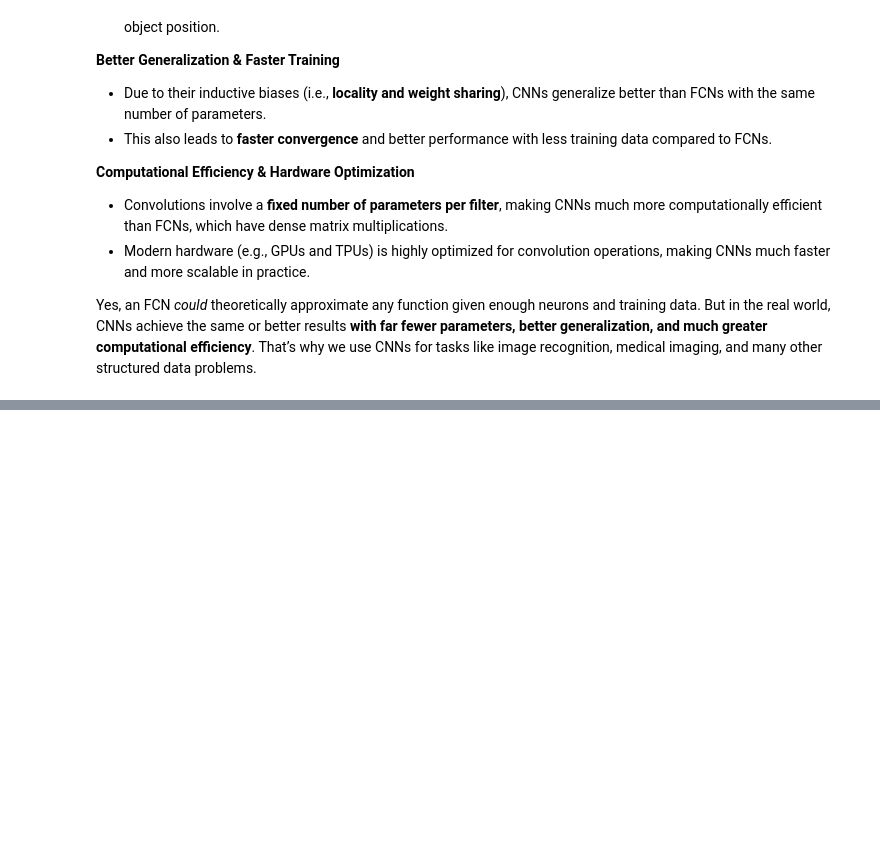
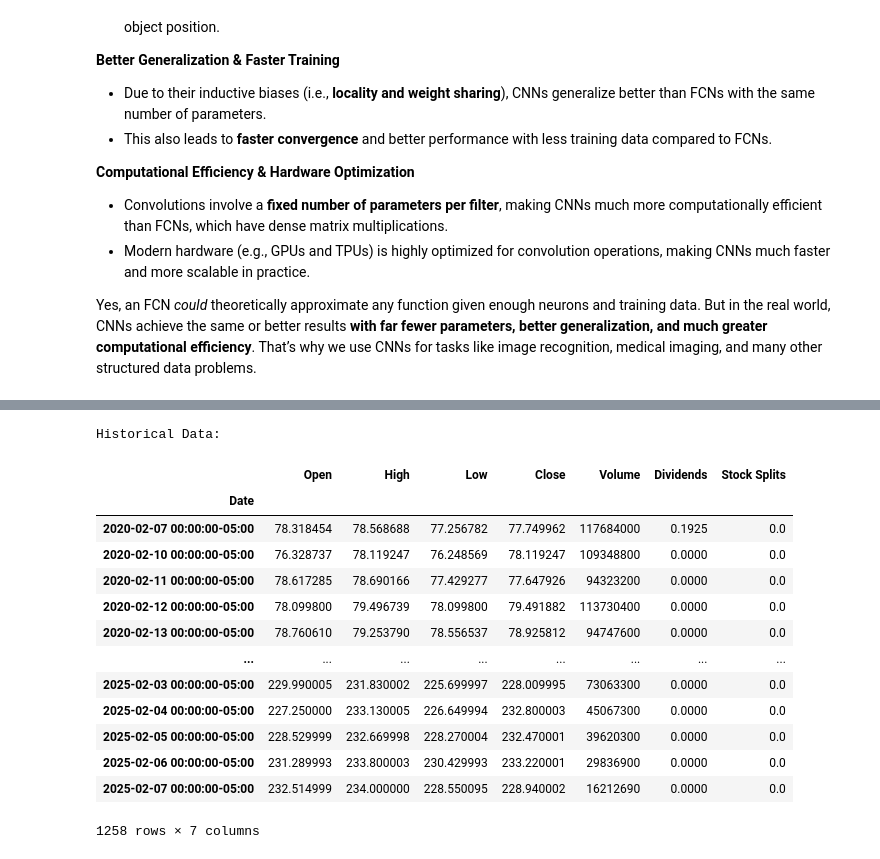
Before and after one commit to weirichd/comp_374, a Jupyter notebook: lecture_notes/Week_5.ipynb, the cells around one changed output, grey strips where cells are left out. Saved outputs shown, nothing was run; the diff lists cells and outputs as text; code cells hidden in the pictures; blank space fills up the shorter version.

```diff
--- a/lecture_notes/Week_5.ipynb
+++ b/lecture_notes/Week_5.ipynb
@@ -657,0 +667,29 @@ Epoch 4/4
+# %%
+import yfinance as yf
+
+# Choose your favorite company :)
+ticker_symbol = "AAPL"
+
+# Create a Ticker object
+ticker = yf.Ticker(ticker_symbol)
+
+# Fetch historical market data
+historical_data = ticker.history(period="5y")
+print("Historical Data:")
+historical_data
+# %% [output]
+Historical Data:
+|  | Open | High | Low | Close | Volume | Dividends | Stock Splits |
+| Date |  |  |  |  |  |  |  |
+| 2020-02-07 00:00:00-05:00 | 78.318454 | 78.568688 | 77.256782 | 77.749962 | 117684000 | 0.1925 | 0.0 |
+| 2020-02-10 00:00:00-05:00 | 76.328737 | 78.119247 | 76.248569 | 78.119247 | 109348800 | 0.0000 | 0.0 |
+| 2020-02-11 00:00:00-05:00 | 78.617285 | 78.690166 | 77.429277 | 77.647926 | 94323200 | 0.0000 | 0.0 |
+| 2020-02-12 00:00:00-05:00 | 78.099800 | 79.496739 | 78.099800 | 79.491882 | 113730400 | 0.0000 | 0.0 |
+| 2020-02-13 00:00:00-05:00 | 78.760610 | 79.253790 | 78.556537 | 78.925812 | 94747600 | 0.0000 | 0.0 |
+| ... | ... | ... | ... | ... | ... | ... | ... |
+| 2025-02-03 00:00:00-05:00 | 229.990005 | 231.830002 | 225.699997 | 228.009995 | 73063300 | 0.0000 | 0.0 |
+| 2025-02-04 00:00:00-05:00 | 227.250000 | 233.130005 | 226.649994 | 232.800003 | 45067300 | 0.0000 | 0.0 |
+| 2025-02-05 00:00:00-05:00 | 228.529999 | 232.669998 | 228.270004 | 232.470001 | 39620300 | 0.0000 | 0.0 |
+| 2025-02-06 00:00:00-05:00 | 231.289993 | 233.800003 | 230.429993 | 233.220001 | 29836900 | 0.0000 | 0.0 |
+| 2025-02-07 00:00:00-05:00 | 232.514999 | 234.000000 | 228.550095 | 228.940002 | 16212690 | 0.0000 | 0.0 |
+1258 rows × 7 columns
```
Also changed, not shown: parts of 24 cells of this notebook, 1 other file.
